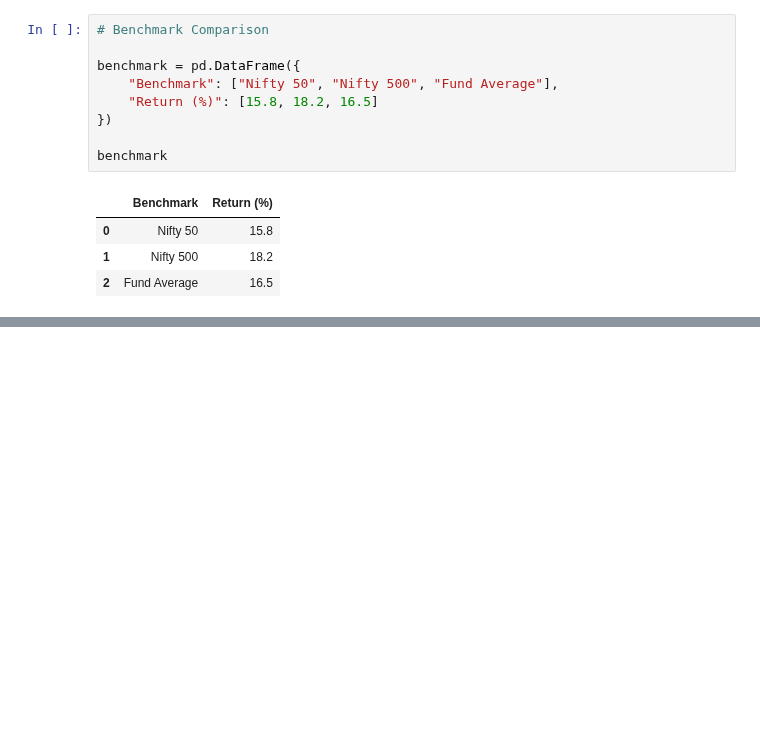
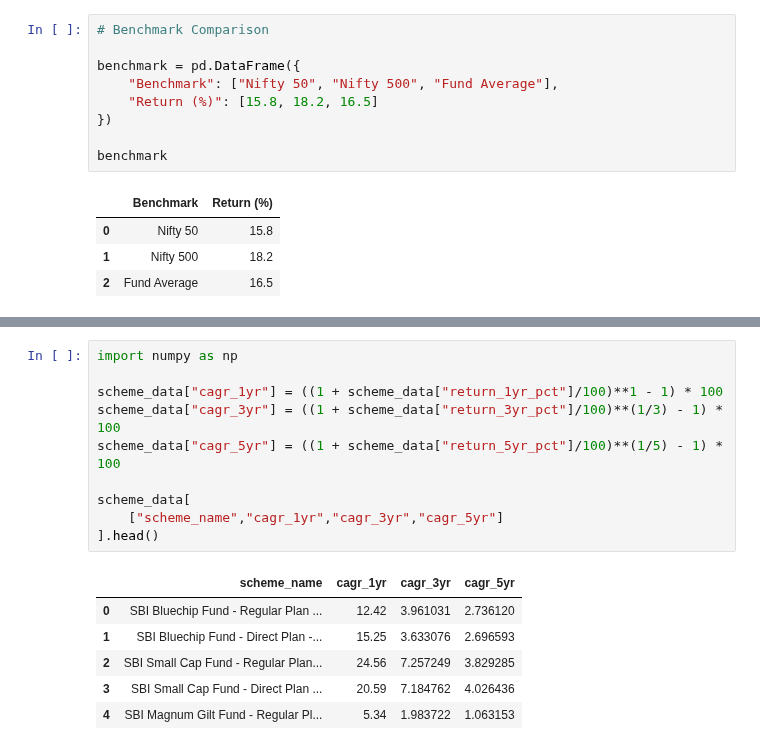
Before and after one commit to Lokeshalla8964/Mutual_Fund_Analytics, a Jupyter notebook: EDA_Analysis.ipynb, the cells around one changed output, grey strips where cells are left out. Cells and saved outputs as stored; diff of their text form; blank space fills up the shorter version.

```diff
--- a/EDA_Analysis.ipynb
+++ b/EDA_Analysis.ipynb
@@ -738,0 +774,17 @@ plt.show()
+# %%
+import numpy as np
+
+scheme_data["cagr_1yr"] = ((1 + scheme_data["return_1yr_pct"]/100)**1 - 1) * 100
+scheme_data["cagr_3yr"] = ((1 + scheme_data["return_3yr_pct"]/100)**(1/3) - 1) * 100
+scheme_data["cagr_5yr"] = ((1 + scheme_data["return_5yr_pct"]/100)**(1/5) - 1) * 100
+
+scheme_data[
+    ["scheme_name","cagr_1yr","cagr_3yr","cagr_5yr"]
+].head()
+# %% [output]
+|  | scheme_name | cagr_1yr | cagr_3yr | cagr_5yr |
+| 0 | SBI Bluechip Fund - Regular Plan ... | 12.42 | 3.961031 | 2.736120 |
+| 1 | SBI Bluechip Fund - Direct Plan -... | 15.25 | 3.633076 | 2.696593 |
+| 2 | SBI Small Cap Fund - Regular Plan... | 24.56 | 7.257249 | 3.829285 |
+| 3 | SBI Small Cap Fund - Direct Plan ... | 20.59 | 7.184762 | 4.026436 |
+| 4 | SBI Magnum Gilt Fund - Regular Pl... | 5.34 | 1.983722 | 1.063153 |
```
Also changed, not shown: parts of 13 cells of this notebook, 6 other files.
